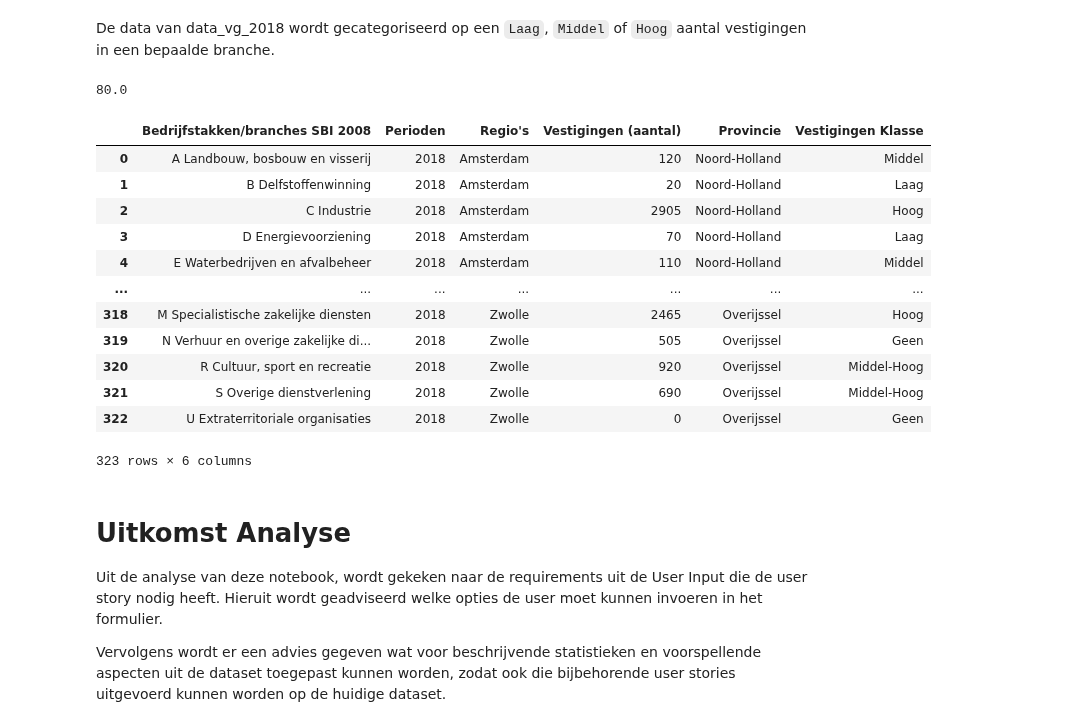
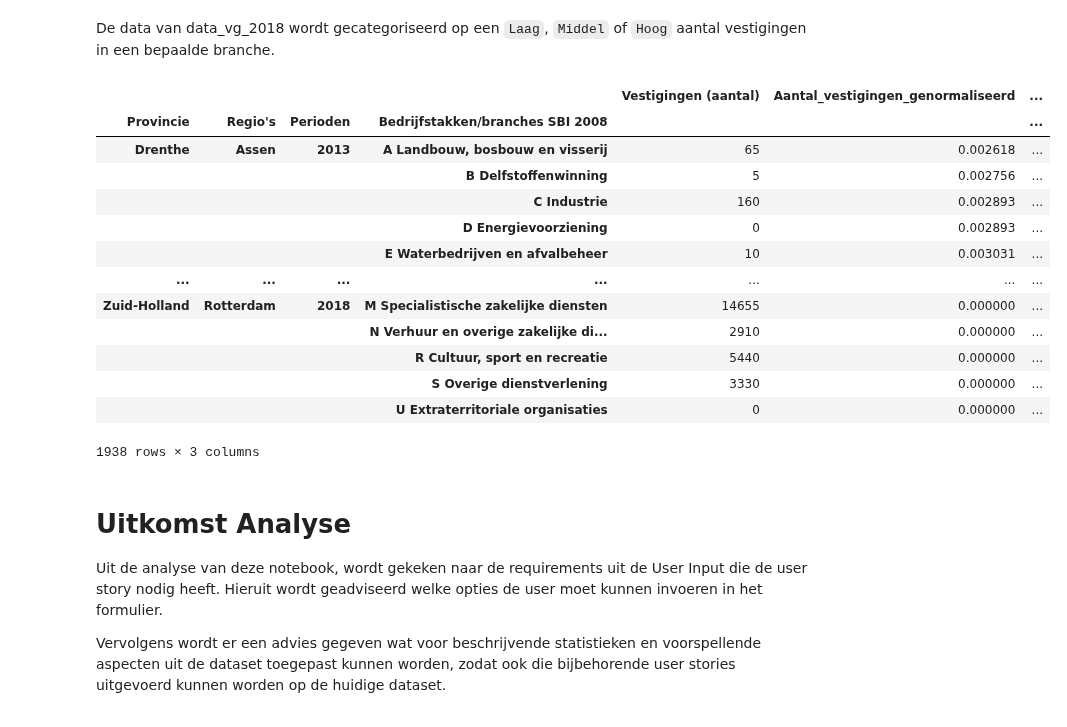
Before and after one commit to BramblePie/FlaskReact, a Jupyter notebook: flask-backend/werkgelegenheid_joey.ipynb, the cells around one changed output. Saved outputs shown, nothing was run; the diff lists cells and outputs as text; code cells hidden in the pictures.

```diff
--- a/flask-backend/werkgelegenheid_joey.ipynb
+++ b/flask-backend/werkgelegenheid_joey.ipynb
@@ -318,0 +296,4 @@ data_vg_2018v2
+# %%
+data_vg_incl_provincie = movecol(data_vg_incl_provincie, cols_to_move=['Provincie'], ref_col="Regio's", place='After')
+
+data_vg_incl_provincie
@@ -318,0 +314,4 @@ data_vg_2018v2
+# %%
+werkgelegenheid_groupby = data_vg_incl_provincie.groupby(['Provincie',"Regio's", 'Perioden', 'Bedrijfstakken/branches SBI 2008']).sum()
+
+werkgelegenheid_groupby
@@ -318,0 +333,9 @@ data_vg_2018v2
+# %%
+np.set_printoptions(threshold=np.inf)
+
+min_max_scaler = preprocessing.MinMaxScaler()
+
+aantal_vestigingen_minmax = min_max_scaler.fit_transform(data_vg_incl_provincie[["Vestigingen (aantal)"]])
+werkgelegenheid_groupby["Aantal_vestigingen_genormaliseerd"] = aantal_vestigingen_minmax
+
+werkgelegenheid_groupby
@@ -320,46 +358,37 @@ data_vg_2018v2
 De data van data_vg_2018 wordt gecategoriseerd op een `Laag`, `Middel` of `Hoog` aantal vestigingen in een bepaalde branche.
 # %%
 #data_vg_2018v2.drop(columns=["Klasse vestigingsaantal"])
-vestigingen = data_vg_2018v2["Vestigingen (aantal)"]
-
-
-#m1 = df['maker_nm'].str.contains("Sam|Mike")
-#m2 = df['maker_nm'].str.contains("Andy|John|Paul|Jay")
-
-#df['maker_grp'] = np.select([m1,m2], ['Class1','Class2'], default='Class3')
+vestigingen = werkgelegenheid_groupby["Vestigingen (aantal)"]
 
 # Gebruik de aantallen die bij vg_data.describe() staan
 werk_25 = vestigingen.quantile(q=.25)
 werk_50 = vestigingen.quantile(q=.5)
 werk_75 = vestigingen.quantile(q=.75)
 
 # Gebruik de aantallen die bij vg_data.describe() staan
 m1 = np.logical_and(vestigingen < werk_25, vestigingen != 0)
 m2 = np.logical_and(vestigingen >  werk_25, vestigingen < werk_50)
 m3 = np.logical_and(vestigingen >  werk_50, vestigingen < werk_75)
 m4 = vestigingen > werk_75
 
-data_vg_2018v2["Vestigingen Klasse"] = np.select([m1,m2,m3,m4], ['Laag','Middel','Middel-Hoog','Hoog'], default='Geen')
+werkgelegenheid_groupby["Vestigingen Klasse"] = np.select([m1,m2,m3,m4], ['Laag','Middel','Middel-Hoog','Hoog'], default='Geen')
+
+werkgelegenheid_groupby
+# %% [output]
+|  |  |  |  | Vestigingen (aantal) | Aantal_vestigingen_genormaliseerd | ... |
+| Provincie | Regio's | Perioden | Bedrijfstakken/branches SBI 2008 |  |  | ... |
+| Drenthe | Assen | 2013 | A Landbouw, bosbouw en visserij | 65 | 0.002618 | ... |
+|  |  |  | B Delfstoffenwinning | 5 | 0.002756 | ... |
+|  |  |  | C Industrie | 160 | 0.002893 | ... |
+|  |  |  | D Energievoorziening | 0 | 0.002893 | ... |
+|  |  |  | E Waterbedrijven en afvalbeheer | 10 | 0.003031 | ... |
+| ... | ... | ... | ... | ... | ... | ... |
+| Zuid-Holland | Rotterdam | 2018 | M Specialistische zakelijke diensten | 14655 | 0.000000 | ... |
+|  |  |  | N Verhuur en overige zakelijke di... | 2910 | 0.000000 | ... |
+|  |  |  | R Cultuur, sport en recreatie | 5440 | 0.000000 | ... |
+|  |  |  | S Overige dienstverlening | 3330 | 0.000000 | ... |
+|  |  |  | U Extraterritoriale organisaties | 0 | 0.000000 | ... |
+1938 rows × 3 columns
-# %%
-vestigingen.quantile(q=.25)
-# %% [output]
-80.0
-# %%
-data_vg_2018v2
-# %% [output]
-|  | Bedrijfstakken/branches SBI 2008 | Perioden | Regio's | Vestigingen (aantal) | Provincie | Vestigingen Klasse |
-| 0 | A Landbouw, bosbouw en visserij | 2018 | Amsterdam | 120 | Noord-Holland | Middel |
-| 1 | B Delfstoffenwinning | 2018 | Amsterdam | 20 | Noord-Holland | Laag |
-| 2 | C Industrie | 2018 | Amsterdam | 2905 | Noord-Holland | Hoog |
-| 3 | D Energievoorziening | 2018 | Amsterdam | 70 | Noord-Holland | Laag |
-| 4 | E Waterbedrijven en afvalbeheer | 2018 | Amsterdam | 110 | Noord-Holland | Middel |
-| ... | ... | ... | ... | ... | ... | ... |
-| 318 | M Specialistische zakelijke diensten | 2018 | Zwolle | 2465 | Overijssel | Hoog |
-| 319 | N Verhuur en overige zakelijke di... | 2018 | Zwolle | 505 | Overijssel | Geen |
-| 320 | R Cultuur, sport en recreatie | 2018 | Zwolle | 920 | Overijssel | Middel-Hoog |
-| 321 | S Overige dienstverlening | 2018 | Zwolle | 690 | Overijssel | Middel-Hoog |
-| 322 | U Extraterritoriale organisaties | 2018 | Zwolle | 0 | Overijssel | Geen |
-323 rows × 6 columns
 # %% [markdown]
 # Uitkomst Analyse
 
```
Also changed, not shown: parts of 13 cells of this notebook, 3 other files.
